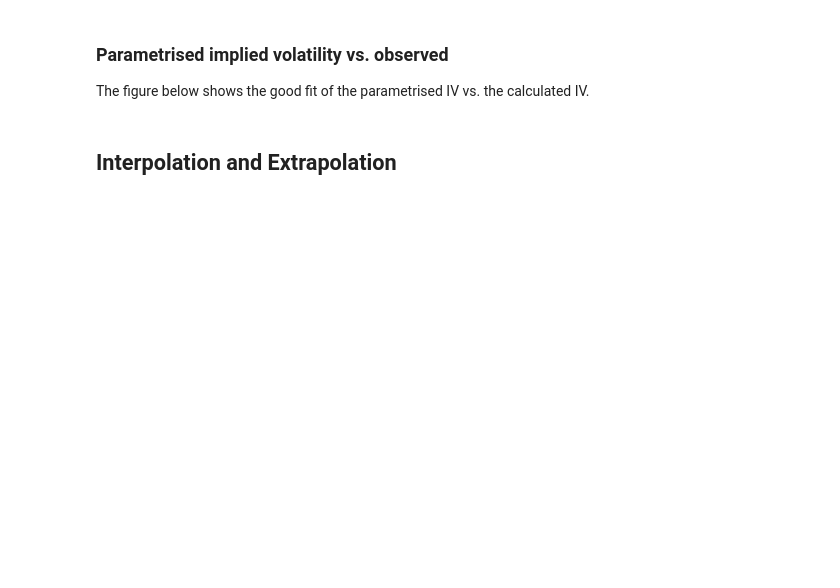
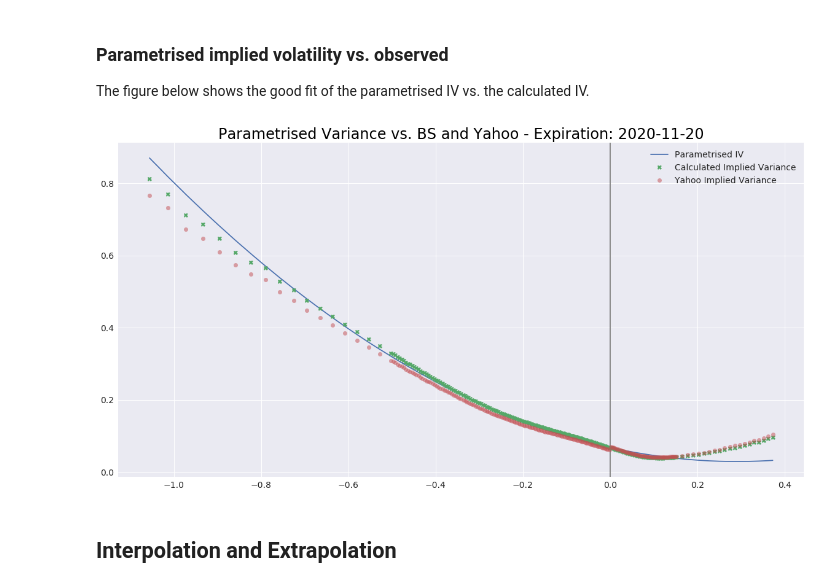
Before and after one commit to peterlacour/implied_vol_surface, a Jupyter notebook: Implied Volatility Surface by Delta.ipynb, the cells around one changed output. Cells and saved outputs as stored; diff of their text form; code cells hidden in the pictures; blank space fills up the shorter version.

```diff
--- a/Implied Volatility Surface by Delta.ipynb
+++ b/Implied Volatility Surface by Delta.ipynb
@@ -295,17 +335,19 @@ The figure below shows the good fit of the parametrised IV vs. the calculated IV
 # %%
 ex = expirations[14]
 x = option_chain[option_chain.expiration == ex ].sort_values('log_moneyness').log_moneyness.values
 y1 = option_chain[option_chain.expiration == ex ].sort_values('log_moneyness').implied_volatility.values
 y2 = option_chain[option_chain.expiration == ex ].sort_values('log_moneyness').yahoo_implied_vol.values
 T = option_chain[option_chain.expiration == ex ].time_to_expiration.iloc[0]
 plt.axvline(0, color = 'black', alpha = 0.5)
 plt.plot( x, (parameters1.a.loc[ex] * x + parameters1.b.loc[ex] * x**2 + parameters1.c.loc[ex]) / T, label = 'Parametrised IV' )
-plt.plot( x, y1**2, marker = 'X', linewidth = 0, label = 'Calculated IV' )
-plt.plot( x, y2**2, marker = 'o', linewidth = 0, label = 'Yahoo IV', alpha = 0.5 )
+plt.plot( x, y1**2, marker = 'X', linewidth = 0, label = 'Calculated Implied Variance' )
+plt.plot( x, y2**2, marker = 'o', linewidth = 0, label = 'Yahoo Implied Variance', alpha = 0.5 )
 plt.legend()
 plt.title(f'Parametrised Variance vs. BS and Yahoo - Expiration: {ex.date()}', fontsize = 24, color = 'black')
 plt.savefig('parametrised_variance.png', dpi = 300)
 plt.show()
+# %% [output]
+[figure, added]
 # %% [markdown]
 ## Interpolation and Extrapolation
 # %%
```
Also changed, not shown: parts of 14 cells of this notebook, 1 other file.
